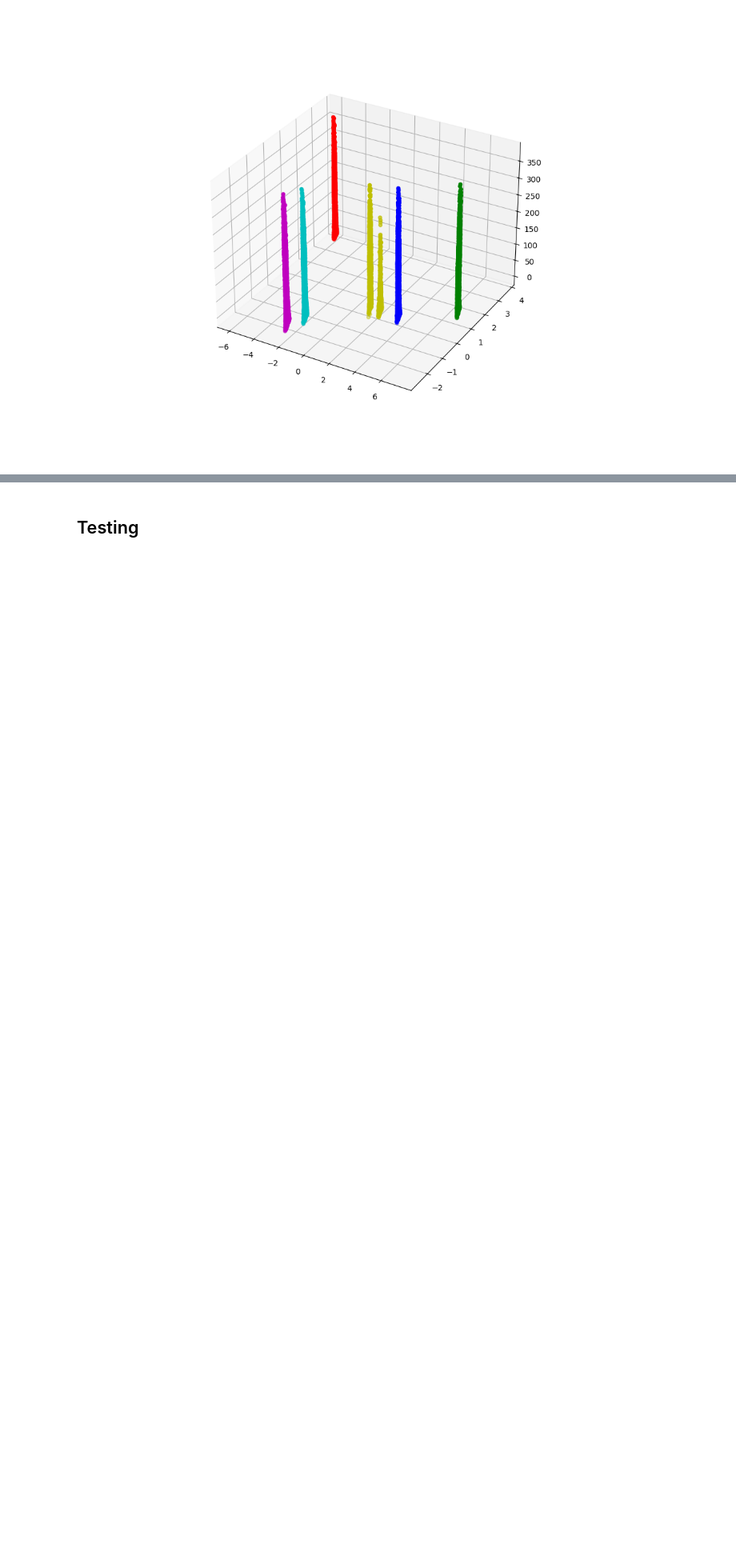
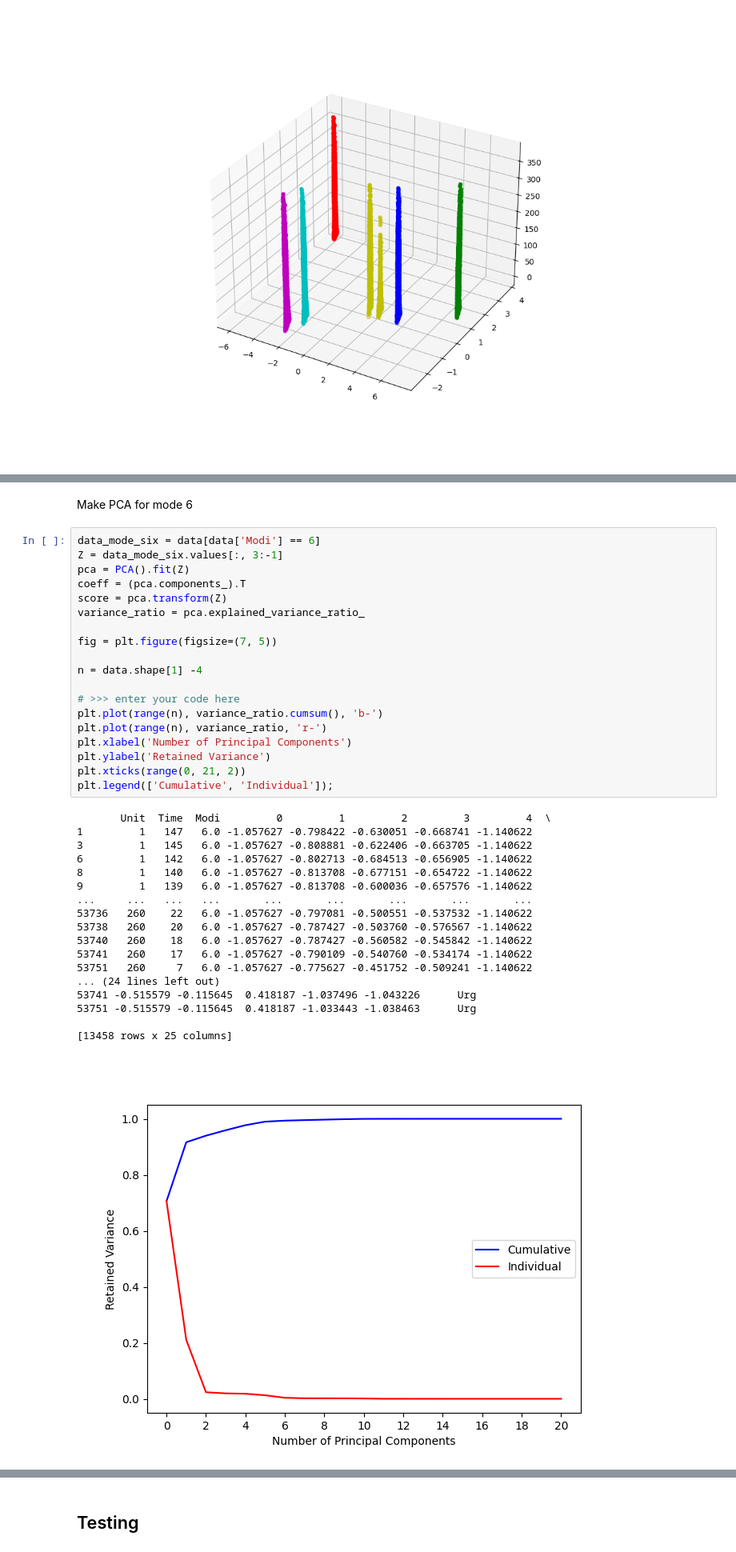
Before and after one commit to mfranzreb/DDMML_project, a Jupyter notebook: Turbofan/Master.ipynb, the cells around one changed output, grey strips where cells are left out. Shown at 80% size. Saved outputs shown, nothing was run; the diff lists cells and outputs as text; blank space fills up the shorter version.

```diff
--- a/Turbofan/Master.ipynb
+++ b/Turbofan/Master.ipynb
@@ -179,0 +192,40 @@ for i, c in enumerate(colors):
+# %% [markdown]
+Make PCA for mode 6
+# %%
+data_mode_six = data[data['Modi'] == 6]
+Z = data_mode_six.values[:, 3:-1]
+pca = PCA().fit(Z)
+coeff = (pca.components_).T
+score = pca.transform(Z)
+variance_ratio = pca.explained_variance_ratio_
+
+fig = plt.figure(figsize=(7, 5))
+
+n = data.shape[1] -4
+
+# >>> enter your code here
+plt.plot(range(n), variance_ratio.cumsum(), 'b-')
+plt.plot(range(n), variance_ratio, 'r-')
+plt.xlabel('Number of Principal Components')
+plt.ylabel('Retained Variance')
+plt.xticks(range(0, 21, 2))
+plt.legend(['Cumulative', 'Individual']);
+# %% [output]
+       Unit  Time  Modi         0         1         2         3         4  \
+1         1   147   6.0 -1.057627 -0.798422 -0.630051 -0.668741 -1.140622
+3         1   145   6.0 -1.057627 -0.808881 -0.622406 -0.663705 -1.140622
+6         1   142   6.0 -1.057627 -0.802713 -0.684513 -0.656905 -1.140622
+8         1   140   6.0 -1.057627 -0.813708 -0.677151 -0.654722 -1.140622
+9         1   139   6.0 -1.057627 -0.813708 -0.600036 -0.657576 -1.140622
+...     ...   ...   ...       ...       ...       ...       ...       ...
+53736   260    22   6.0 -1.057627 -0.797081 -0.500551 -0.537532 -1.140622
+53738   260    20   6.0 -1.057627 -0.787427 -0.503760 -0.576567 -1.140622
+53740   260    18   6.0 -1.057627 -0.787427 -0.560582 -0.545842 -1.140622
+53741   260    17   6.0 -1.057627 -0.790109 -0.540760 -0.534174 -1.140622
+53751   260     7   6.0 -1.057627 -0.775627 -0.451752 -0.509241 -1.140622
+... (24 lines left out)
+53741 -0.515579 -0.115645  0.418187 -1.037496 -1.043226      Urg
+53751 -0.515579 -0.115645  0.418187 -1.033443 -1.038463      Urg
+
+[13458 rows x 25 columns]
+[figure, added]
```
Also changed, not shown: parts of 8 cells of this notebook.
